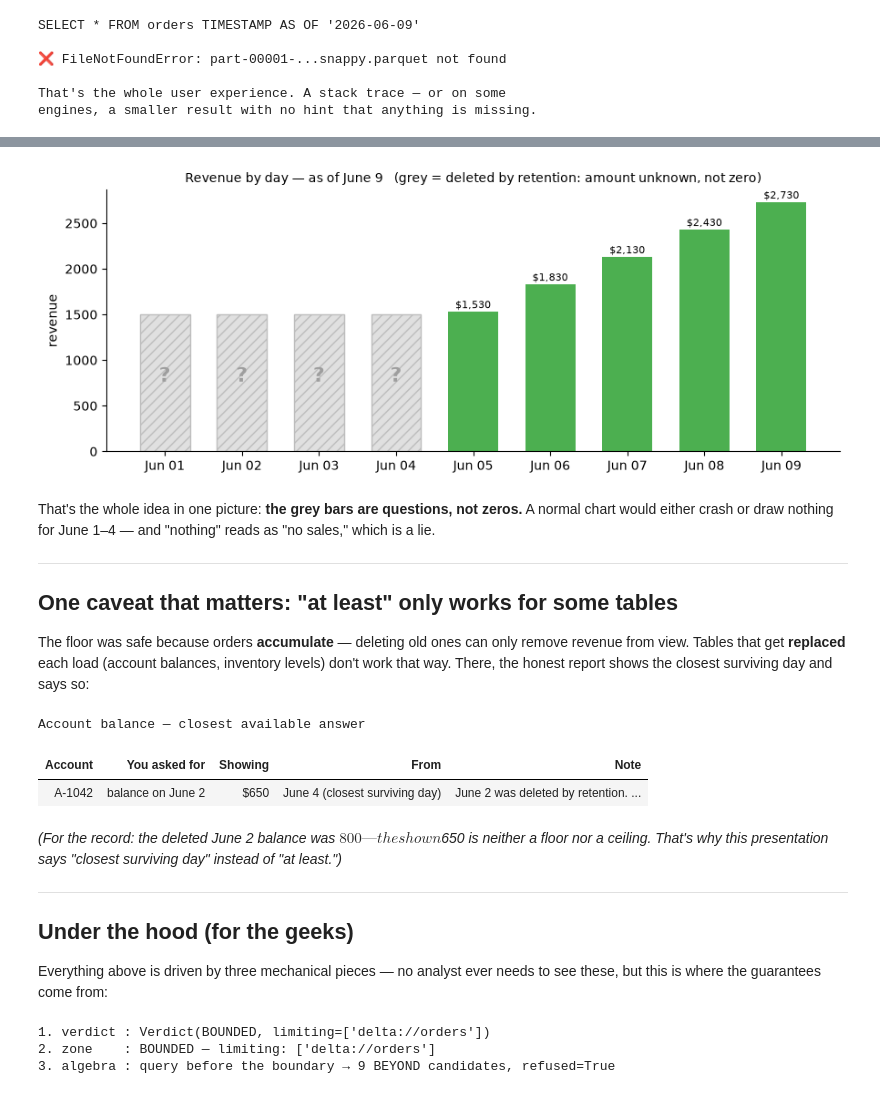
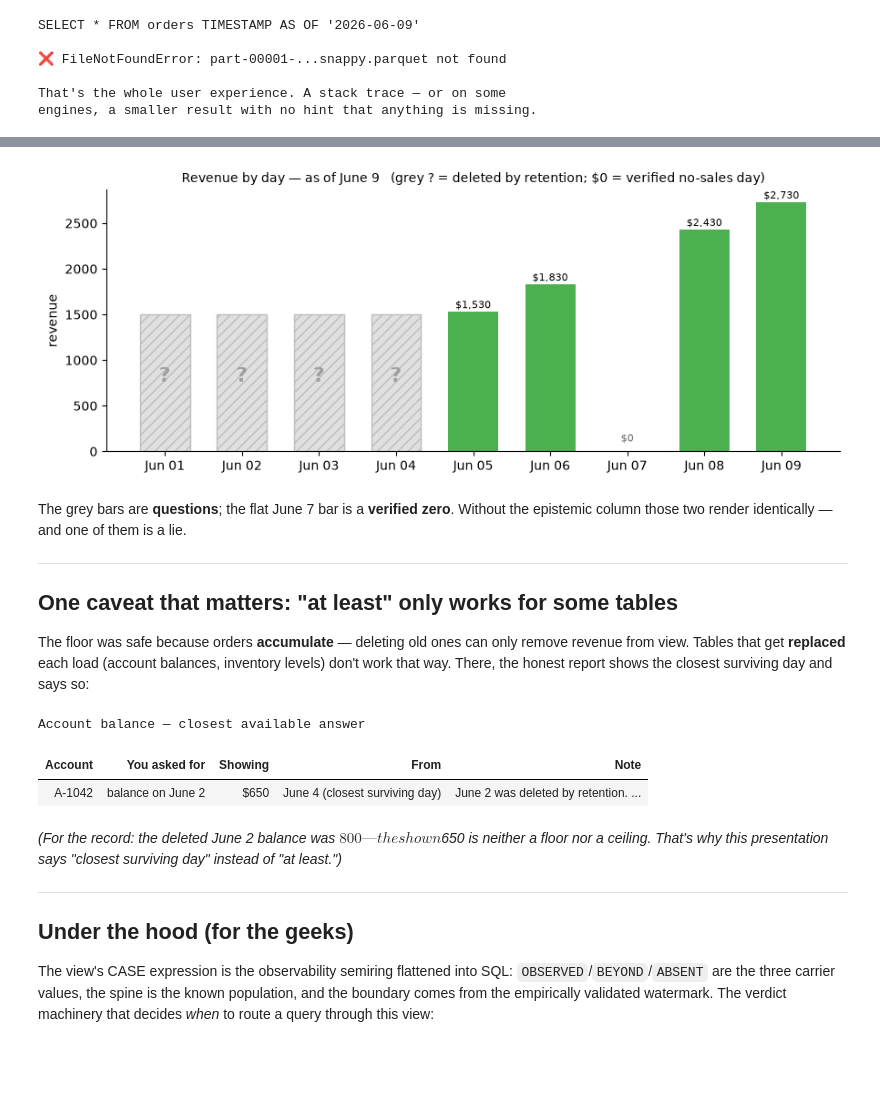
Before and after one commit to seamus-aran/alethe, a Jupyter notebook: notebooks/06_bounded_queries.ipynb, the cells around one changed output, grey strips where cells are left out. Cells and saved outputs as stored; diff of their text form; code cells hidden in the pictures; blank space fills up the shorter version.

```diff
--- a/notebooks/06_bounded_queries.ipynb
+++ b/notebooks/06_bounded_queries.ipynb
@@ -84,0 +174,6 @@ gone.
+# %%
+result = con.execute(view + " ORDER BY order_date").fetch_df()
+print(result.to_string(index=False))
+print()
+print("column types (intact — measures stay numeric, NULL where unknowable):")
+print(result.dtypes.to_string())
@@ -164,35 +298,37 @@ display(Markdown(f"""
 # %%
 import matplotlib
 matplotlib.use("Agg")
 import matplotlib.pyplot as plt
 %matplotlib inline
 
 fig, ax = plt.subplots(figsize=(9, 3.6))
-known_max = result.Revenue.max()
+known_max = result.revenue.max()
 for i, row in result.iterrows():
-    if row.Status == "✓ verified":
-        ax.bar(row.Date, row.Revenue, color="#4caf50", width=0.65)
-        ax.text(i, row.Revenue + 40, f"${row.Revenue:,.0f}",
-                ha="center", fontsize=8)
-    else:
-        ax.bar(row.Date, known_max * 0.55, color="#e0e0e0",
-               width=0.65, hatch="///", edgecolor="#bdbdbd")
-        ax.text(i, known_max * 0.28, "?", ha="center",
-                fontsize=16, color="#9e9e9e", fontweight="bold")
+    label = row.order_date.strftime("%b %d")
+    if row.epistemic == "OBSERVED":
+        ax.bar(label, row.revenue, color="#4caf50", width=0.65)
+        ax.text(i, row.revenue + 40, f"${row.revenue:,.0f}", ha="center", fontsize=8)
+    elif row.epistemic == "BEYOND":
+        ax.bar(label, known_max * 0.55, color="#e0e0e0", width=0.65,
+               hatch="///", edgecolor="#bdbdbd")
+        ax.text(i, known_max * 0.28, "?", ha="center", fontsize=16,
+                color="#9e9e9e", fontweight="bold")
+    else:  # ABSENT — a verified zero
+        ax.bar(label, 0, color="#4caf50", width=0.65)
+        ax.text(i, known_max * 0.04, "$0", ha="center", fontsize=8, color="#666")
 ax.set_title("Revenue by day — as of June 9   "
-             "(grey = deleted by retention: amount unknown, not zero)",
+             "(grey ? = deleted by retention; $0 = verified no-sales day)",
              fontsize=10)
 ax.set_ylabel("revenue")
 ax.spines[["top", "right"]].set_visible(False)
 plt.tight_layout()
-plt.savefig("img_bounded_bars.png", dpi=130, bbox_inches="tight")
 plt.show()
 # %% [output]
-[figure, old version]
+[figure, new version]
 # %% [markdown]
-That's the whole idea in one picture: **the grey bars are questions, not
-zeros.** A normal chart would either crash or draw nothing for June 1–4 —
-and "nothing" reads as "no sales," which is a lie.
+The grey bars are **questions**; the flat June 7 bar is a **verified
+zero**. Without the epistemic column those two render identically — and
+one of them is a lie.
 
 ---
 
@@ -242,33 +378,8 @@ surviving day" instead of "at least.")*
 
 ## Under the hood (for the geeks)
 
-Everything above is driven by three mechanical pieces — no analyst ever
-needs to see these, but this is where the guarantees come from:
+The view's CASE expression is the observability semiring flattened into
+SQL: `OBSERVED`/`BEYOND`/`ABSENT` are the three carrier values, the spine
+is the known population, and the boundary comes from the empirically
+validated watermark. The verdict machinery that decides *when* to route a
+query through this view:
-# %%
-# 1. The verdict that triggered the BOUNDED presentation
-v = alethe.verdict(wm, since=as_of)
-print("1. verdict :", v)
-
-# 2. The zone map that classifies any requested date
-report = alethe.pit_report("orders", [wm])
-zone = report.query(as_of)
-print("2. zone    :", zone.status.value, "— limiting:", zone.limiting_chains)
-
-# 3. The algebra that keeps missing rows visible through joins:
-#    below the boundary, every known row-shape becomes a BEYOND 'candidate'
-#    that taints joins (min) and survives projection (max) — which is why
-#    the grey rows can't silently vanish from a GROUP BY.
-from alethe import TemporalTable, split_result
-t = TemporalTable("orders_daily", ("day", "revenue"), ("day",),
-                  retention_watermark=4)
-for r in surviving.itertuples():
-    t.insert_version((r.day, float(r.revenue)), valid_from=r.day)
-for d in range(4):
-    t.insert_version((d, None), valid_from=d)
-res = split_result(t.as_of(2))
-print(f"3. algebra : query before the boundary → {len(res.refusals.data)} "
-      f"BEYOND candidates, refused={res.refused}")
-# %% [output]
-1. verdict : Verdict(BOUNDED, limiting=['delta://orders'])
-2. zone    : BOUNDED — limiting: ['delta://orders']
-3. algebra : query before the boundary → 9 BEYOND candidates, refused=True
```
Also changed, not shown: parts of 17 cells of this notebook, 5 other files.
